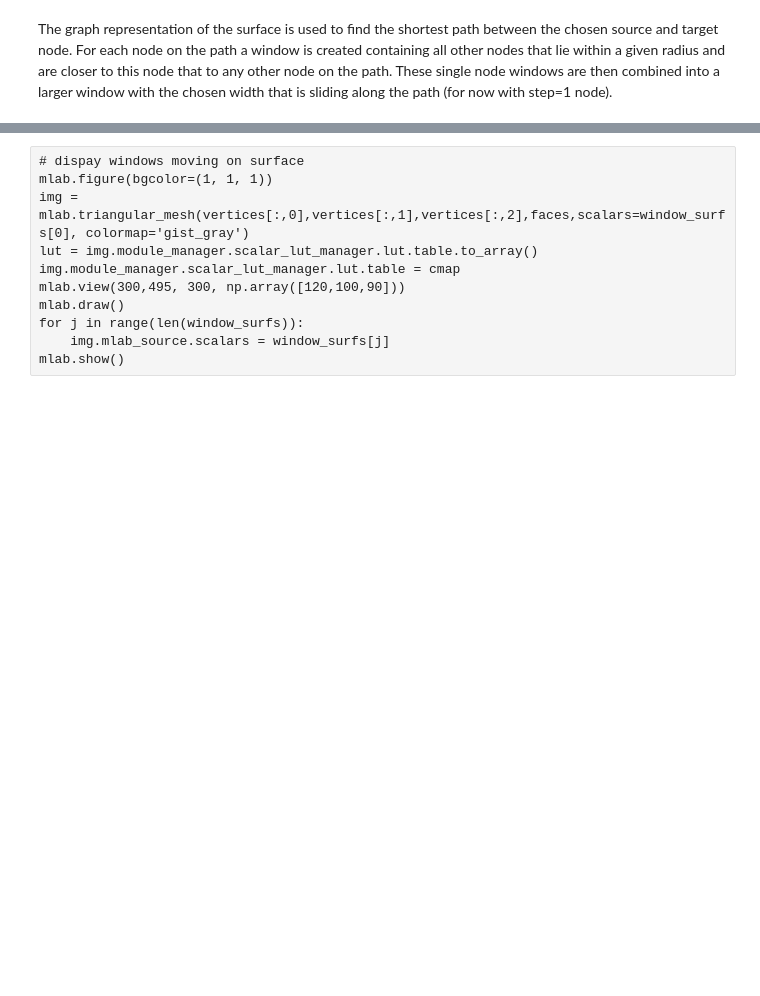
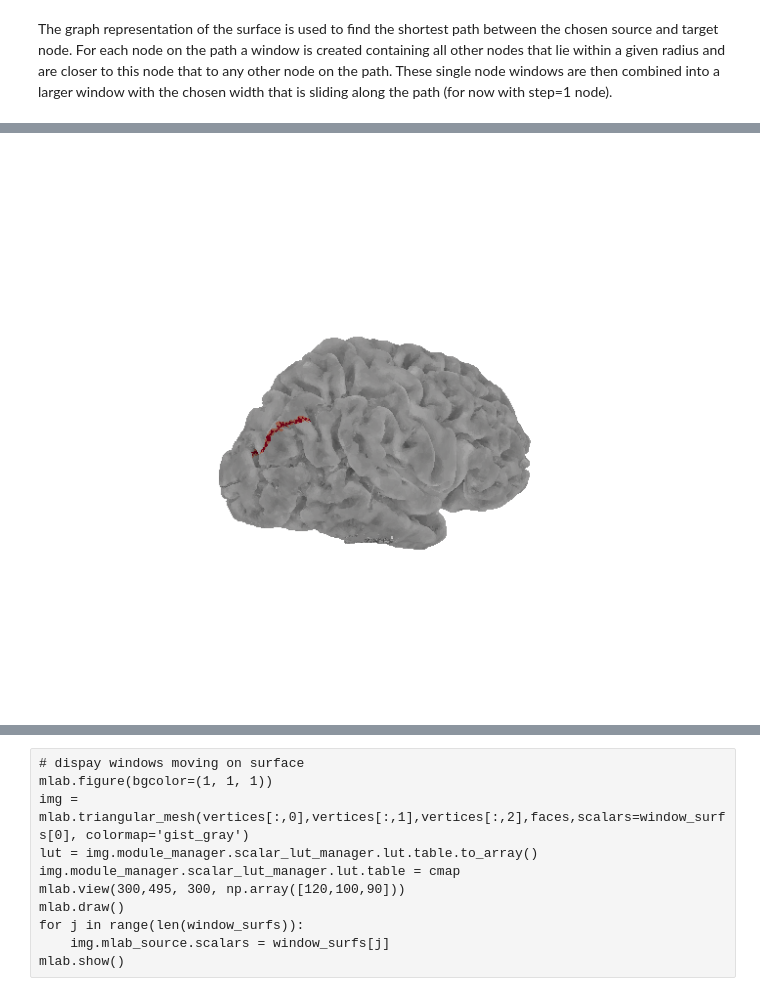
Before and after one commit to juhuntenburg/myelinconnect, a Jupyter notebook: notebooks/path_embedding.ipynb, the cells around one changed output, grey strips where cells are left out. Drawn from its saved outputs; the diff is of its cells as text; code cells hidden in the pictures; blank space fills up the shorter version.

```diff
--- a/notebooks/path_embedding.ipynb
+++ b/notebooks/path_embedding.ipynb
@@ -106,2 +104,4 @@ mlab.show()
 # %%
+#path=shortest_path(G,source,target)
+path=list(np.load('/SCR/data/ohbm2016/rh_4664_59276.npy'))
 #np.save('/scr/ilz3/myelinconnect/all_data_on_simple_surf/path/rh_4664_59276.npy', np.asarray(path))
@@ -108,3 +129,8 @@ mlab.show()
+# %%
+sns.set_style('white')
+plot=plot_surf_stat_map(vertices, faces, stat_map=pathbrain, bg_map=sulc, bg_on_stat=True, elev=200,azim=20, figsize=(11,10))
+# %% [output]
+[figure, added]
 # %%
 # for each vertex show only those vertices in the sparse matrix, that have a distance < radius
 # for these give the precise distance
```
Also changed, not shown: parts of 95 cells of this notebook.
